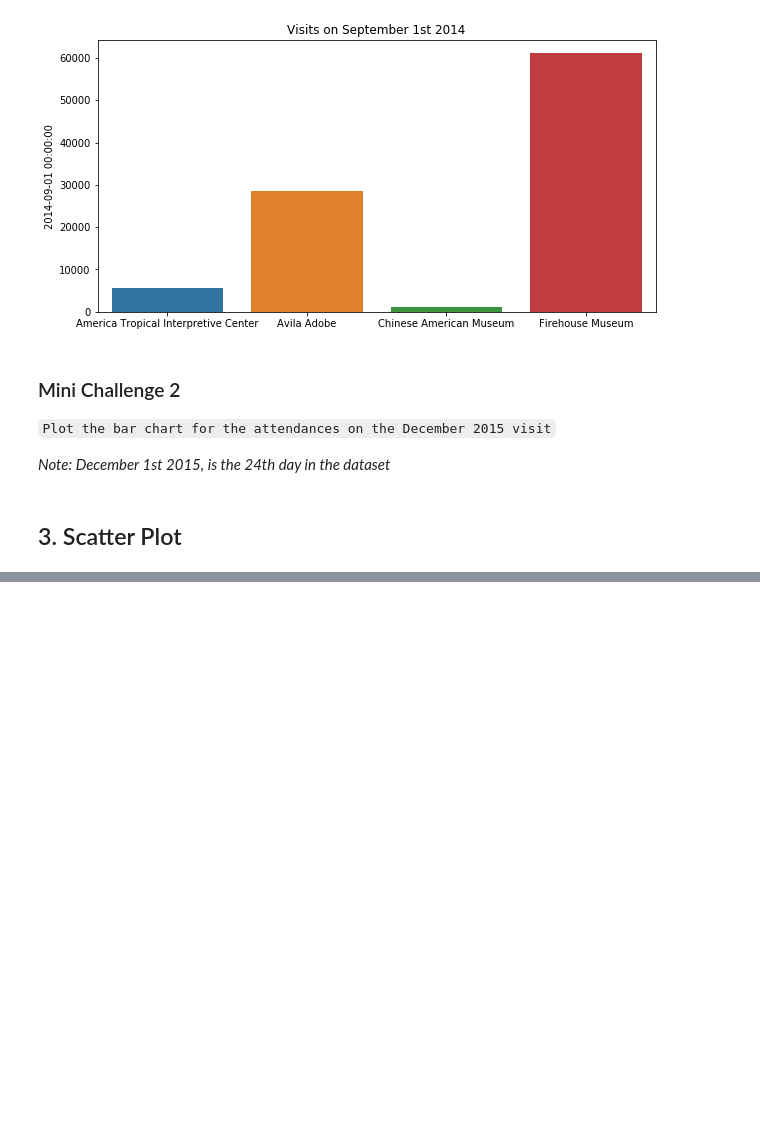
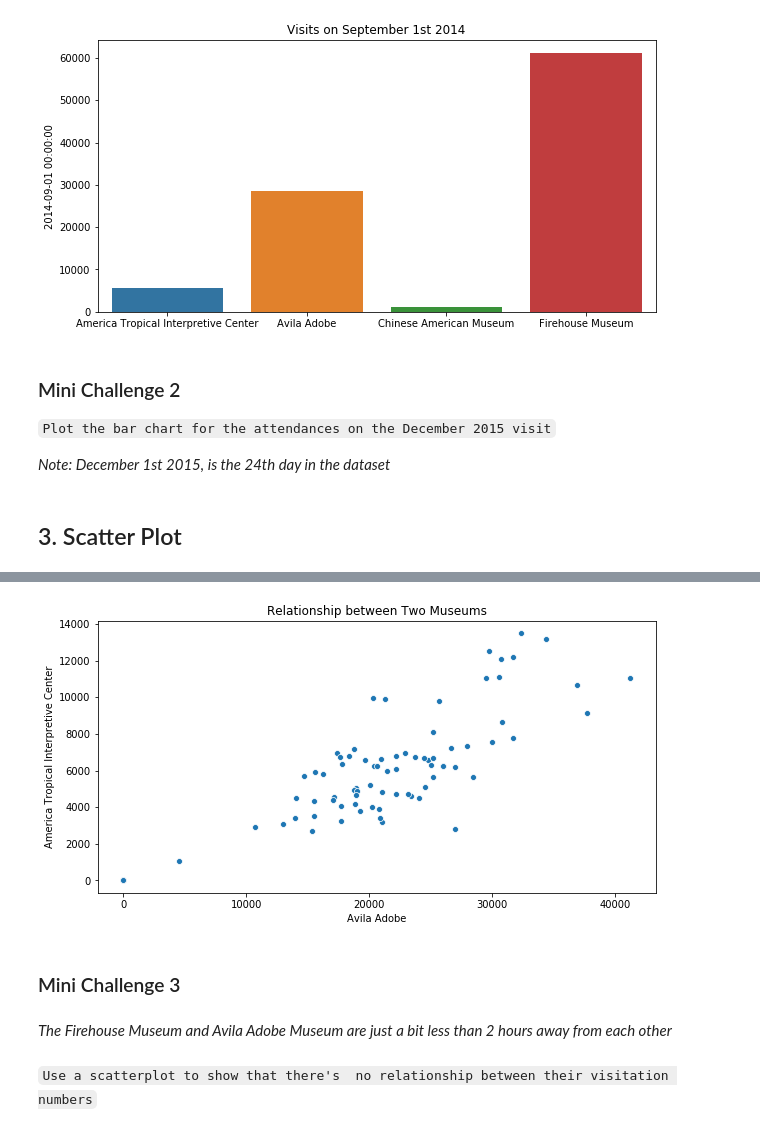
Before and after one commit to yawsonsamuel320/DSC-Data-Science-Track, a Jupyter notebook: Libraries in Data Science/Visualization Libraries/Seaborn and Matplotlib.ipynb, the cells around one changed output, grey strips where cells are left out. Saved outputs shown, nothing was run; the diff lists cells and outputs as text; code cells hidden in the pictures; blank space fills up the shorter version.

Commit message:
completed scatter plot visualisation section

````diff
--- a/Libraries in Data Science/Visualization Libraries/Seaborn and Matplotlib.ipynb
+++ b/Libraries in Data Science/Visualization Libraries/Seaborn and Matplotlib.ipynb
@@ -246,0 +221,25 @@ covid_df.head()
+# %%
+# We'll create a scatter plot showing the relationship between the visitations at two museums
+# Let's try that for Avila Adobe and America Tropical Interactive Center
+
+# Set plot qualities
+plt.figure(figsize=(10, 5))
+plt.title("Relationship between Two Museums")
+
+
+# Let's see the scatter plot
+sns.scatterplot(x=museums_df["Avila Adobe"], y=museums_df["America Tropical Interpretive Center"])
+
+plt.show()
+
+# The plot shows a fairly strong relationship
+# This may be due to the proximity of the two museums (1 minute walk away)
+# Follow this Google maps link: https://www.google.com/maps/dir/Avila+Adobe,+Olvera+Street,+Los+Angeles,+CA,+USA/America+Tropical+Interpretive+Center,+Paseo+De+La+Plaza,+Los+Angeles,+CA,+USA/@34.0574564,-118.2402183,17z/data=!3m1!4b1!4m14!4m13!1m5!1m1!1s0x80c2c644e15b55fb:0x404d96ba1996d600!2m2!1d-118.2379814!2d34.0572431!1m5!1m1!1s0x80c2c64501e7c4b1:0x746f8c91d1fbe26c!2m2!1d-118.2380558!2d34.0576697!3e2
+# %% [output]
+[figure, added]
+# %% [markdown]
+###  Mini Challenge 3
+# %% [markdown]
+*The Firehouse Museum and Avila Adobe Museum are just a bit less than 2 hours away from each other*
+# %% [markdown]
+```Use a scatterplot to show that there's  no relationship between their visitation numbers```
````
Also changed, not shown: parts of 5 cells of this notebook.
